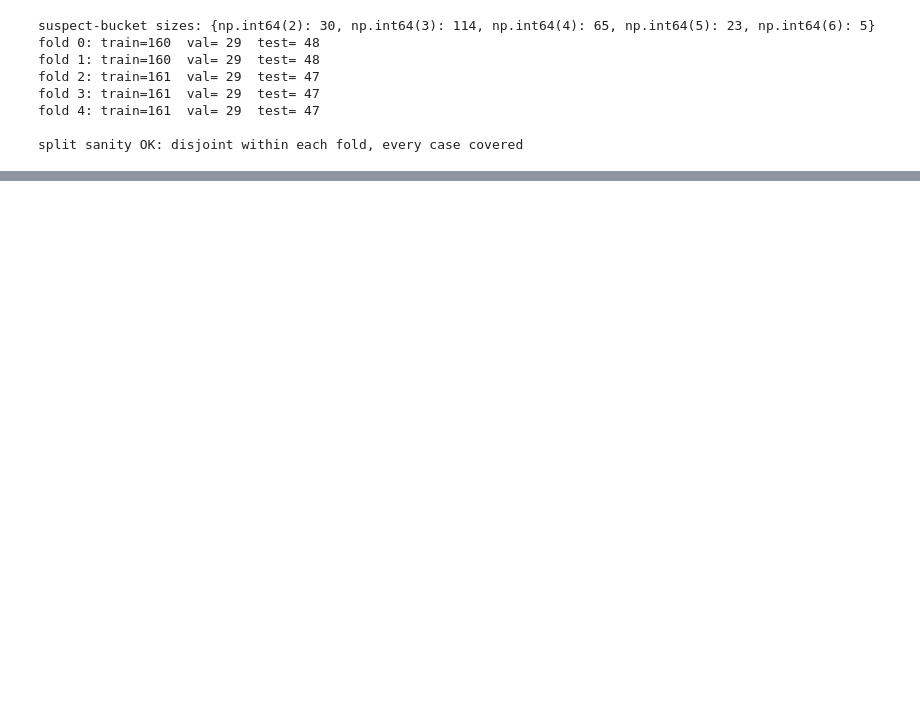
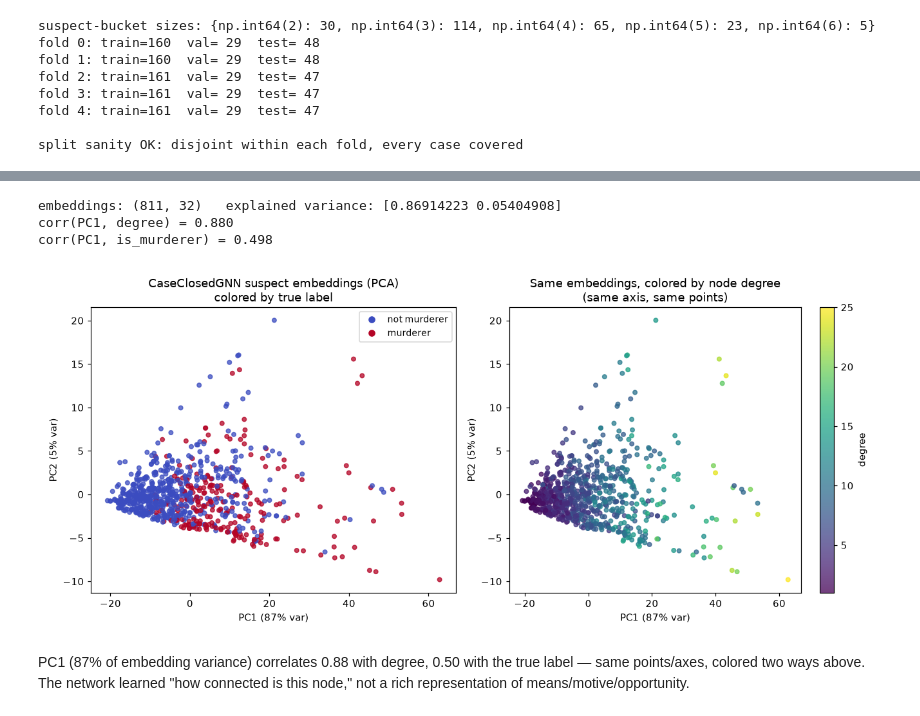
Before and after one commit to SvarogBurn/case-closed-custom-dataset-analysis, a Jupyter notebook: Reo analysis/v5/case_closedv5.ipynb, the cells around one changed output, grey strips where cells are left out. Drawn from its saved outputs; the diff is of its cells as text; code cells hidden in the pictures; blank space fills up the shorter version.

```diff
--- a/Reo analysis/v5/case_closedv5.ipynb
+++ b/Reo analysis/v5/case_closedv5.ipynb
@@ -1334,0 +1458,78 @@ for k in relationship_keys:
+# %%
+# --- PCA of the GNN's learned suspect embeddings, colored by label and degree
+from sklearn.decomposition import PCA
+
+# extract the 32-dim hidden representation (post-2nd-GINEConv-layer, pre-score-head)
+# for every suspect in every test fold, pooled across all 5 folds
+embed_rows, embed_vecs = [], []
+for fold_i, fold in enumerate(folds):
+    train_loader = DataLoader([gnn_data_by_case[i] for i in fold["train"]], batch_size=16, shuffle=True)
+    val_loader = DataLoader([gnn_data_by_case[i] for i in fold["val"]], batch_size=32)
+    test_cases = [gnn_data_by_case[i] for i in fold["test"]]
+
+    torch.manual_seed(DEFAULT_SEED)
+    model = CaseClosedGNN(GNN_FEATURE_DIM)
+    opt = torch.optim.Adam(model.parameters(), lr=1e-3, weight_decay=1e-4)
+    best_val_loss, best_state = 1e9, None
+    for epoch in range(N_EPOCHS):
+        model.train()
+        for batch in train_loader:
+            opt.zero_grad()
+            loss, _, _ = per_graph_loss_acc_rr(model(batch), batch)
+            loss.backward(); opt.step()
+        _, _, val_loss = evaluate_gnn(model, val_loader)
+        if val_loss < best_val_loss:
+            best_val_loss, best_state = val_loss, copy.deepcopy(model.state_dict())
+    model.load_state_dict(best_state)
+
+    model.eval()
+    with torch.no_grad():
+        for data in test_cases:
+            ea = model.edge_emb(data.edge_type)
+            x = F.relu(model.c1(data.x, data.edge_index, ea))
+            h = F.relu(model.c2(x, data.edge_index, ea))  # pre-score hidden state
+            h_susp = h[data.suspect_mask].numpy()
+            murderer_local = data.murderer_local_idx.item()
+            deg_this = deg_df[deg_df.case_id == data.case_id].set_index("suspect_id")["degree"]
+            for i, sid in enumerate(data.suspect_ids):
+                embed_rows.append(dict(case_id=data.case_id, suspect_id=sid,
+                                        is_murderer=int(i == murderer_local), degree=int(deg_this[sid])))
+                embed_vecs.append(h_susp[i])
+
+embed_df = pd.DataFrame(embed_rows)
+embed_X = np.stack(embed_vecs)
+pca = PCA(n_components=2)
+proj = pca.fit_transform(embed_X)
+embed_df["pc1"], embed_df["pc2"] = proj[:, 0], proj[:, 1]
+
+corr_pc1_degree = np.corrcoef(embed_df["pc1"], embed_df["degree"])[0, 1]
+corr_pc1_label = np.corrcoef(embed_df["pc1"], embed_df["is_murderer"])[0, 1]
+print(f"embeddings: {embed_X.shape}   explained variance: {pca.explained_variance_ratio_}")
+print(f"corr(PC1, degree) = {corr_pc1_degree:.3f}")
+print(f"corr(PC1, is_murderer) = {corr_pc1_label:.3f}")
+
+fig, axes = plt.subplots(1, 2, figsize=(12, 5.2))
+ax = axes[0]
+ax.scatter(embed_df["pc1"], embed_df["pc2"], c=embed_df["is_murderer"], cmap="coolwarm", s=18, alpha=0.75)
+ax.set_xlabel(f"PC1 ({100*pca.explained_variance_ratio_[0]:.0f}% var)")
+ax.set_ylabel(f"PC2 ({100*pca.explained_variance_ratio_[1]:.0f}% var)")
+ax.set_title("CaseClosedGNN suspect embeddings (PCA)\ncolored by true label")
+handles = [plt.Line2D([0],[0], marker="o", color="w", markerfacecolor=plt.cm.coolwarm(0.0), label="not murderer", markersize=8),
+           plt.Line2D([0],[0], marker="o", color="w", markerfacecolor=plt.cm.coolwarm(1.0), label="murderer", markersize=8)]
+ax.legend(handles=handles, loc="best", fontsize=9)
+
+ax = axes[1]
+sc2 = ax.scatter(embed_df["pc1"], embed_df["pc2"], c=embed_df["degree"], cmap="viridis", s=18, alpha=0.75)
+ax.set_xlabel(f"PC1 ({100*pca.explained_variance_ratio_[0]:.0f}% var)")
+ax.set_ylabel(f"PC2 ({100*pca.explained_variance_ratio_[1]:.0f}% var)")
+ax.set_title("Same embeddings, colored by node degree\n(same axes, same points)")
+plt.colorbar(sc2, ax=ax, label="degree")
+plt.tight_layout()
+plt.show()
+# %% [output]
+embeddings: (811, 32)   explained variance: [0.86914223 0.05404908]
+corr(PC1, degree) = 0.880
+corr(PC1, is_murderer) = 0.498
+[figure, added]
+# %% [markdown]
+PC1 (87% of embedding variance) correlates 0.88 with degree, 0.50 with the true label — same points/axes, colored two ways above. The network learned "how connected is this node," not a rich representation of means/motive/opportunity.
```
Also changed, not shown: parts of 57 cells of this notebook.
